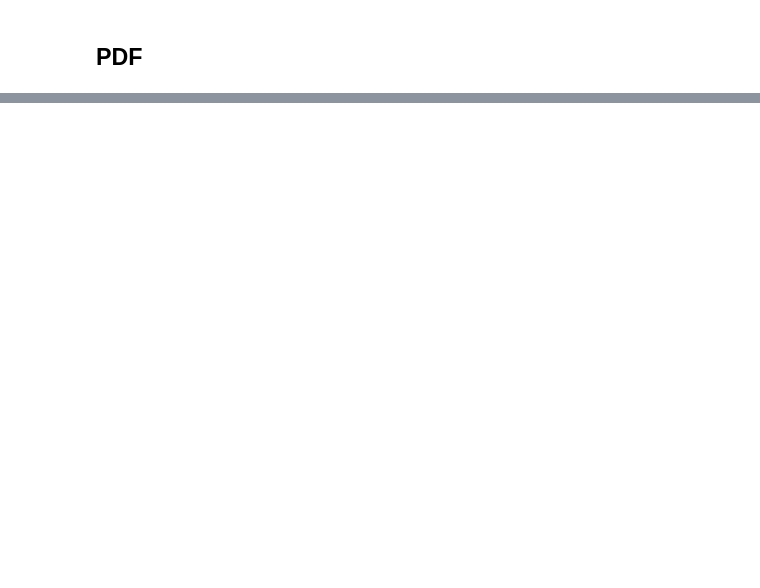
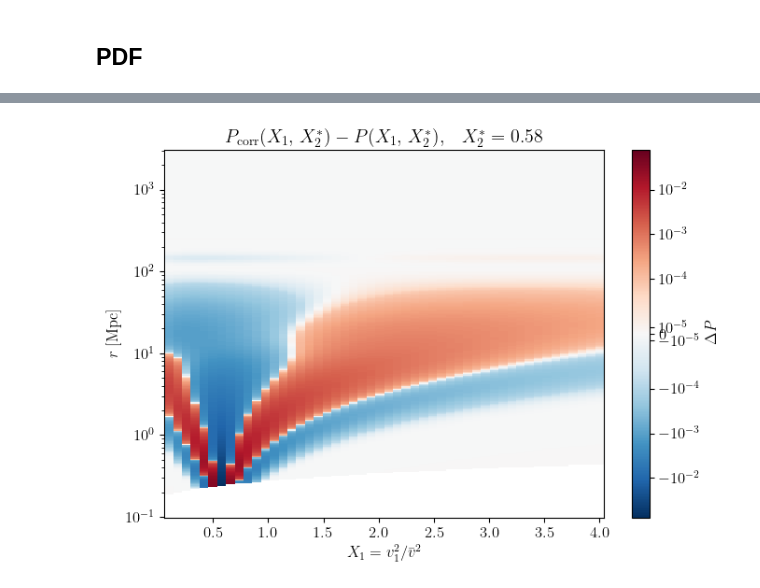
Before and after one commit to ryanyrzh/Zeus21, a Jupyter notebook: aniso_tests/high_res.ipynb, the cells around one changed output, grey strips where cells are left out. Drawn from its saved outputs; the diff is of its cells as text; code cells hidden in the pictures; blank space fills up the shorter version.

```diff
--- a/aniso_tests/high_res.ipynb
+++ b/aniso_tests/high_res.ipynb
@@ -565,0 +615,21 @@ Normalization integral = 0.992818  (should be 1)
+# %%
+# Build rho arrays for all r values at once
+rho_para_all      = xi_para_RR_CF[R1choose, R2choose, :]          # shape (n_r,)
+rho_perp_all      = xi_perp_RR_CF[R1choose, R2choose, :]          # shape (n_r,)
+rho_corrected_all = np.sqrt((rho_para_all**2 + 2.0 * rho_perp_all**2) / 3.0)
+
+# Compute PDFs for all r simultaneously (vectorised over r → shape n_r × n_X × n_Y)
+print("Computing P_X_Y for all r …")
+P_full      = P_X_Y(X_arr, Y_arr, sigma_vcb**2, rho_para_all, rho_perp_all)
+print("Computing P_X_Y_corrected for all r …")
+P_corr_full = P_X_Y(X_arr, Y_arr, sigma_vcb**2, rho_corrected_all, rho_corrected_all)
+
+# Find the peak of the 2D PDF (use the already-computed slice at rchoose=150)
+# P_X_Y_arr has shape (n_X, n_Y); peak index gives the constant-X_2 slice location
+peak_2d  = np.unravel_index(np.argmax(P_X_Y_arr), P_X_Y_arr.shape)
+i_peak_Y = peak_2d[1]          # X_2 index at the PDF peak
+Y_peak   = Y_arr[i_peak_Y]
+print(f"Slice at X_2 = {Y_peak:.3f}  (index {i_peak_Y})")
+
+# 1-D slice at constant X_2 = Y_peak  →  shape (n_r, n_X)
+diff_slice = P_corr_full[:, :, i_peak_Y] - P_full[:, :, i_peak_Y]
@@ -565,0 +641,23 @@ Normalization integral = 0.992818  (should be 1)
+# %%
+
+# pcolormesh: x-axis = X_1, y-axis = r
+fig, ax = plt.subplots(figsize=(7, 5))
+
+vmax = np.nanmax(np.abs(diff_slice))
+linthresh = vmax * 1e-3   # linear region width around zero (avoids log(0))
+norm = SymLogNorm(linthresh=linthresh, linscale=1, vmin=-vmax, vmax=vmax, base=10)
+
+pcm = ax.pcolormesh(X_arr, rlist, diff_slice, cmap='RdBu_r', norm=norm, shading='auto')
+
+ax.set_yscale('log')
+ax.set_xlabel(r'$X_1 = v_1^2 / \bar{v}^2$')
+ax.set_ylabel(r'$r\;[\mathrm{Mpc}]$')
+ax.set_title(
+    rf'$P_{{\rm corr}}(X_1,\,X_2^*) - P(X_1,\,X_2^*)$,'
+    rf'$\quad X_2^* = {Y_peak:.2f}$'
+)
+plt.colorbar(pcm, ax=ax, label=r'$\Delta P$')
+plt.tight_layout()
+plt.show()
+# %% [output]
+[figure, added]
```
Also changed, not shown: parts of 18 cells of this notebook.
